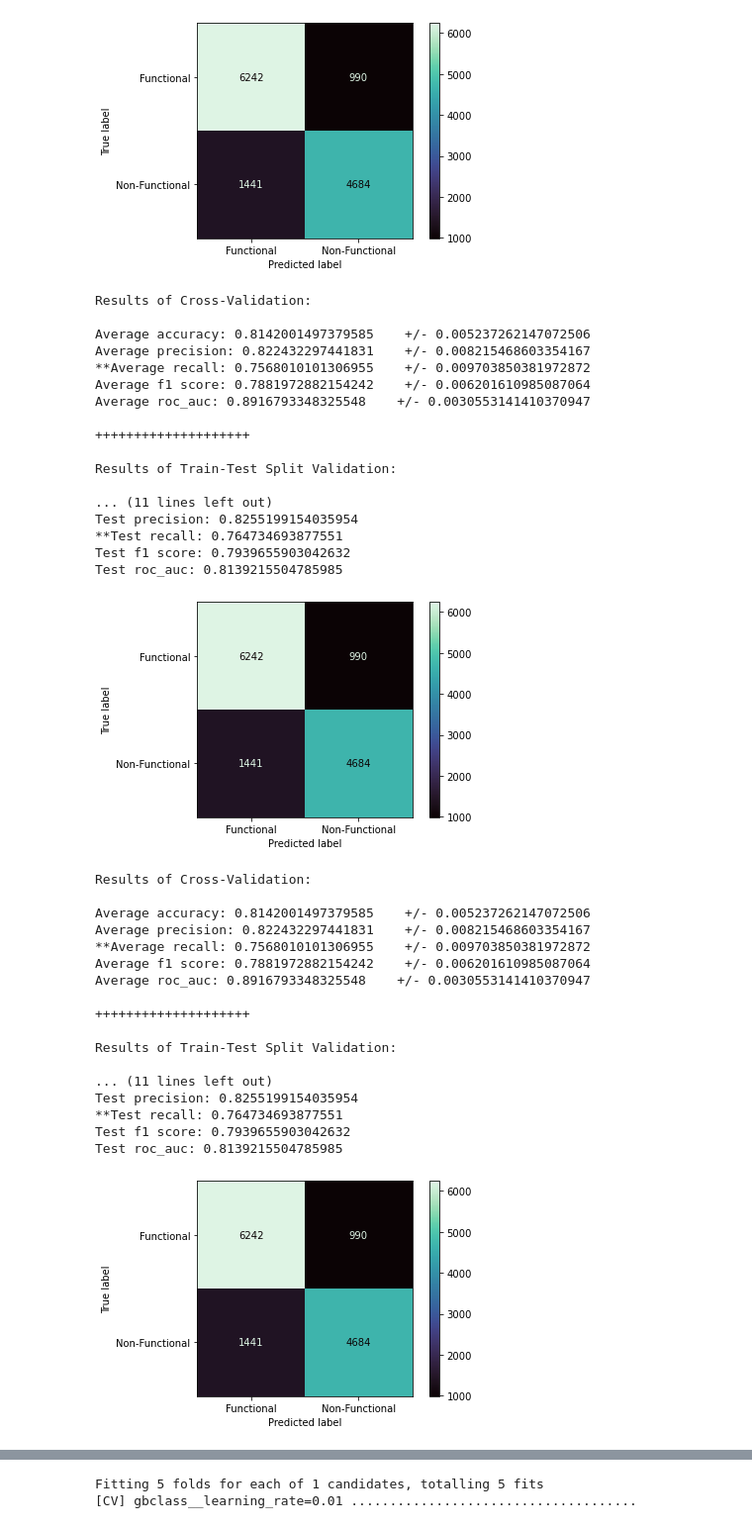
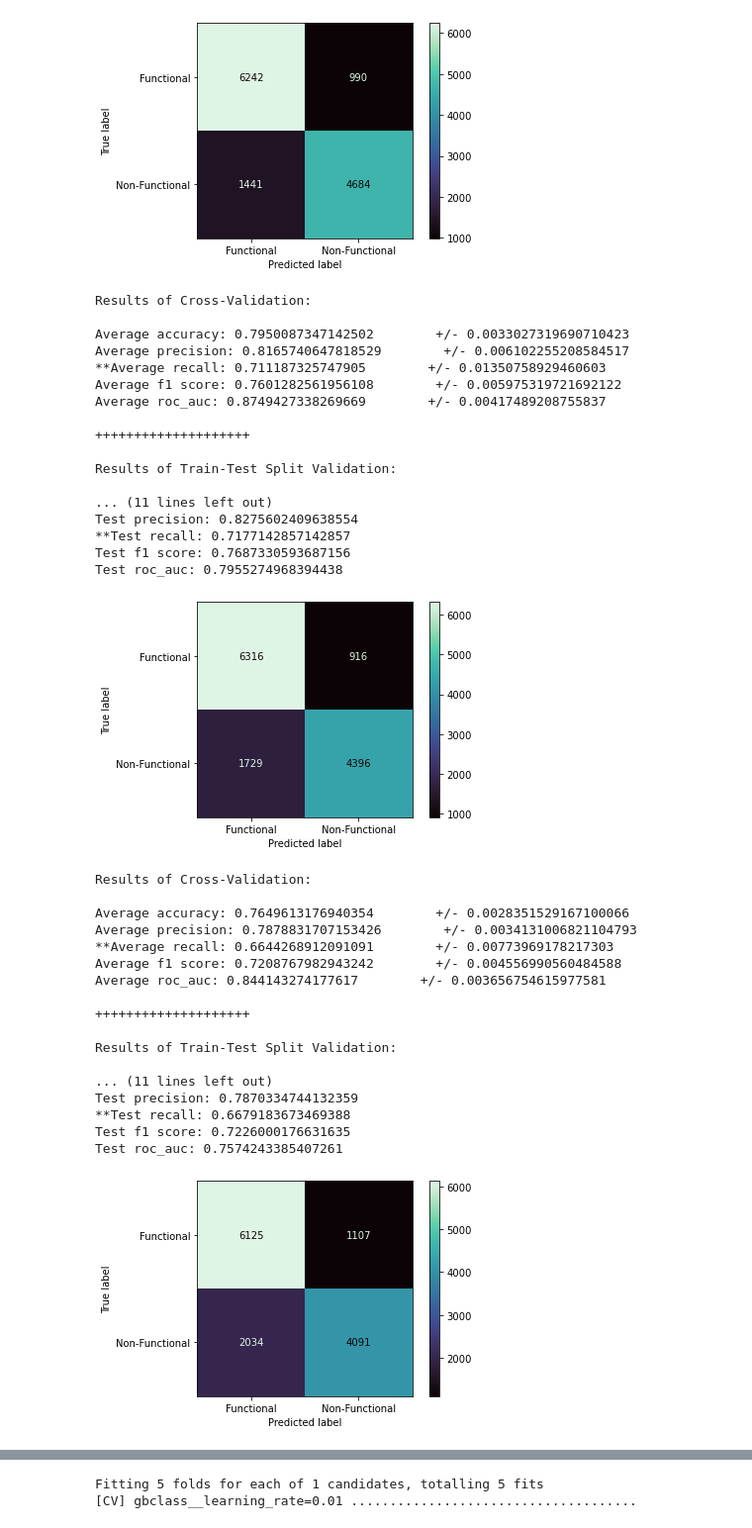
Before and after one commit to NicholasIndorf/TanzanianWaterWells, a Jupyter notebook: notebooks/Nick/Modeling.ipynb, the cells around one changed output, grey strips where cells are left out. Shown: that part at 99% size. Drawn from its saved outputs; the diff is of its cells as text; code cells hidden in the pictures.

```diff
--- a/notebooks/Nick/Modeling.ipynb
+++ b/notebooks/Nick/Modeling.ipynb
@@ -301,50 +301,50 @@ rf2 = Pipeline(steps=[
     ('classifier', RandomForestClassifier(random_state=396))
 ])
 
-evaluate(rf, X_train, X_test, y_train, y_test, cv=5)
+evaluate(rf2, X_train, X_test, y_train, y_test, cv=5)
 # %% [output]
 Results of Cross-Validation:
 
-Average accuracy: 0.8142001497379585    +/- 0.005237262147072506
-Average precision: 0.822432297441831    +/- 0.008215468603354167
-**Average recall: 0.7568010101306955    +/- 0.009703850381972872
-Average f1 score: 0.7881972882154242    +/- 0.006201610985087064
-Average roc_auc: 0.8916793348325548    +/- 0.0030553141410370947
+Average accuracy: 0.7950087347142502        +/- 0.0033027319690710423
+Average precision: 0.8165740647818529        +/- 0.006102255208584517
+**Average recall: 0.711187325747905        +/- 0.01350758929460603
+Average f1 score: 0.7601282561956108        +/- 0.005975319721692122
+Average roc_auc: 0.8749427338269669        +/- 0.00417489208755837
 
 ++++++++++++++++++++
 
 Results of Train-Test Split Validation:
 
 ... (11 lines left out)
-Test precision: 0.8255199154035954
-**Test recall: 0.764734693877551
-Test f1 score: 0.7939655903042632
-Test roc_auc: 0.8139215504785985
+Test precision: 0.8275602409638554
+**Test recall: 0.7177142857142857
+Test f1 score: 0.7687330593687156
+Test roc_auc: 0.7955274968394438
-[figure, old version]
+[figure, new version]
 # %%
 abdt = Pipeline(steps=[
     ('preprocessor', preprocessor),
     ('classifier', AdaBoostClassifier(base_estimator=DecisionTreeClassifier(max_depth=2),
                                       random_state=396))
 ])
 
-evaluate(rf, X_train, X_test, y_train, y_test, cv=5)
+evaluate(abdt, X_train, X_test, y_train, y_test, cv=5)
 # %% [output]
 Results of Cross-Validation:
 
-Average accuracy: 0.8142001497379585    +/- 0.005237262147072506
-Average precision: 0.822432297441831    +/- 0.008215468603354167
-**Average recall: 0.7568010101306955    +/- 0.009703850381972872
-Average f1 score: 0.7881972882154242    +/- 0.006201610985087064
-Average roc_auc: 0.8916793348325548    +/- 0.0030553141410370947
+Average accuracy: 0.7649613176940354        +/- 0.0028351529167100066
+Average precision: 0.7878831707153426        +/- 0.0034131006821104793
+**Average recall: 0.6644268912091091        +/- 0.00773969178217303
+Average f1 score: 0.7208767982943242        +/- 0.004556990560484588
+Average roc_auc: 0.844143274177617        +/- 0.003656754615977581
 
 ++++++++++++++++++++
 
 Results of Train-Test Split Validation:
 
 ... (11 lines left out)
-Test precision: 0.8255199154035954
-**Test recall: 0.764734693877551
-Test f1 score: 0.7939655903042632
-Test roc_auc: 0.8139215504785985
+Test precision: 0.7870334744132359
+**Test recall: 0.6679183673469388
+Test f1 score: 0.7226000176631635
+Test roc_auc: 0.7574243385407261
-[figure, old version]
+[figure, new version]
```
Also changed, not shown: parts of 3 cells of this notebook, 1 other file.
